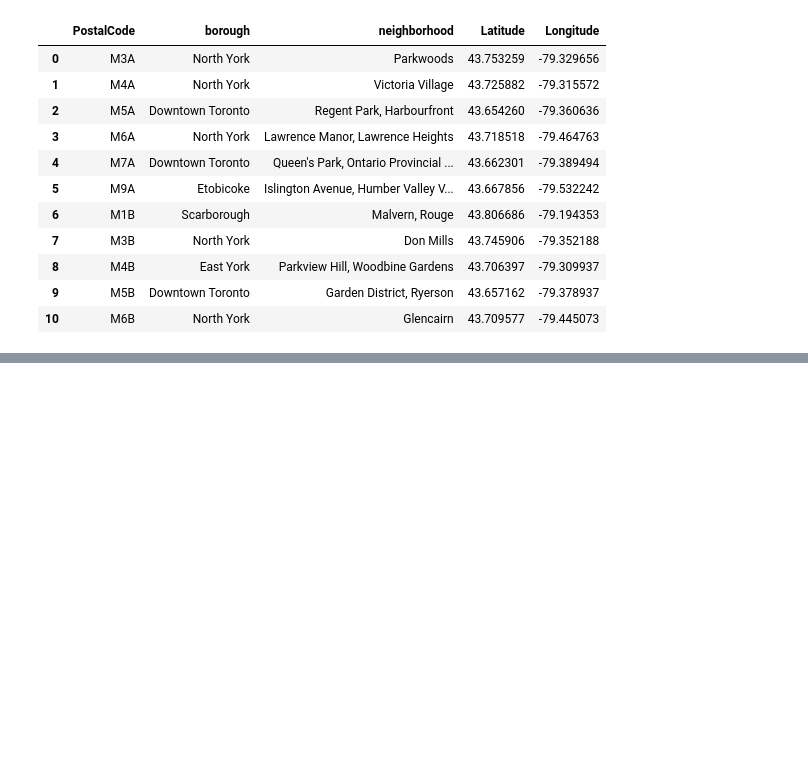
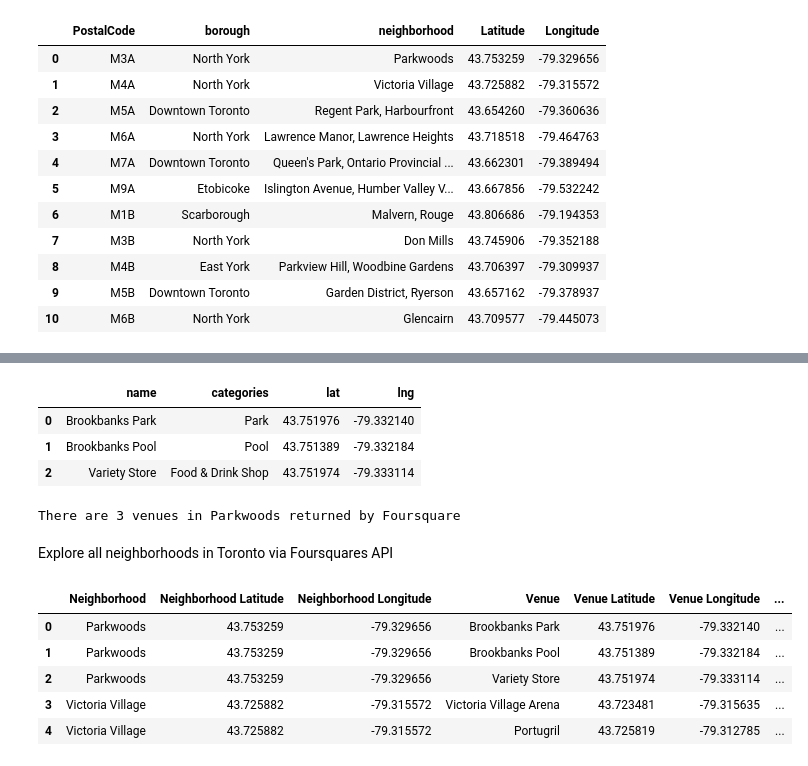
Before and after one commit to steph-ga/IBM-DS-Capstone-Project, a Jupyter notebook: capstone_project.ipynb, the cells around one changed output, grey strips where cells are left out. Cells and saved outputs as stored; diff of their text form; code cells hidden in the pictures; blank space fills up the shorter version.

```diff
--- a/capstone_project.ipynb
+++ b/capstone_project.ipynb
@@ -101,0 +216,13 @@ result.head(11)
+# %%
+nearby_venues.head()
+# %% [output]
+|  | name | categories | lat | lng |
+| 0 | Brookbanks Park | Park | 43.751976 | -79.332140 |
+| 1 | Brookbanks Pool | Pool | 43.751389 | -79.332184 |
+| 2 | Variety Store | Food & Drink Shop | 43.751974 | -79.333114 |
+# %%
+print('There are {} venues in {} returned by Foursquare'.format(nearby_venues.shape[0], df.loc[0,'neighborhood']))
+# %% [output]
+There are 3 venues in Parkwoods returned by Foursquare
+# %% [markdown]
+Explore all neighborhoods in Toronto via Foursquares API
@@ -101,0 +270,9 @@ result.head(11)
+# %%
+toronto_venues.head()
+# %% [output]
+|  | Neighborhood | Neighborhood Latitude | Neighborhood Longitude | Venue | Venue Latitude | Venue Longitude | ... |
+| 0 | Parkwoods | 43.753259 | -79.329656 | Brookbanks Park | 43.751976 | -79.332140 | ... |
+| 1 | Parkwoods | 43.753259 | -79.329656 | Brookbanks Pool | 43.751389 | -79.332184 | ... |
+| 2 | Parkwoods | 43.753259 | -79.329656 | Variety Store | 43.751974 | -79.333114 | ... |
+| 3 | Victoria Village | 43.725882 | -79.315572 | Victoria Village Arena | 43.723481 | -79.315635 | ... |
+| 4 | Victoria Village | 43.725882 | -79.315572 | Portugril | 43.725819 | -79.312785 | ... |
```
Also changed, not shown: parts of 62 cells of this notebook.
